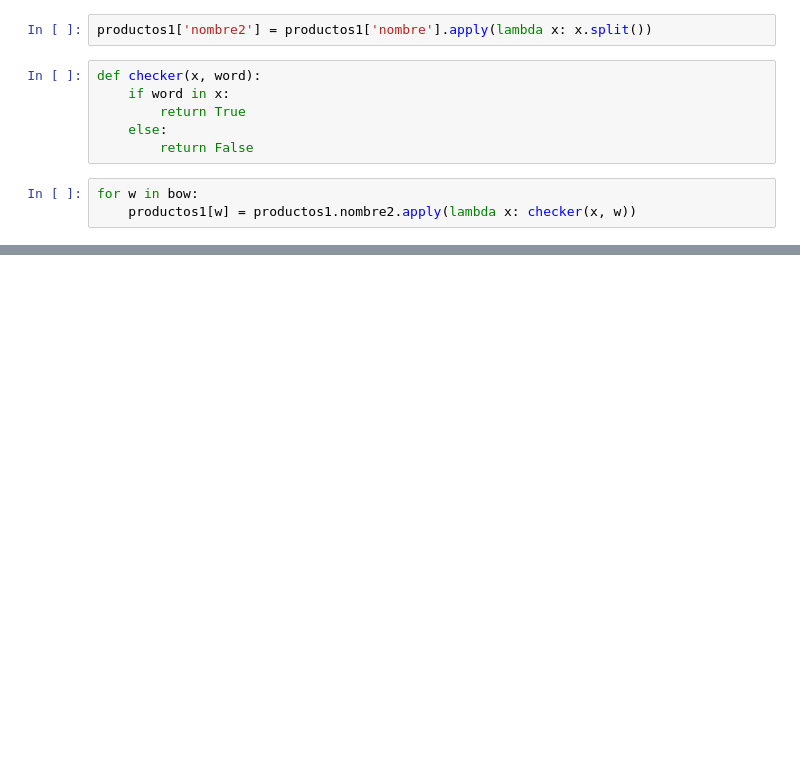
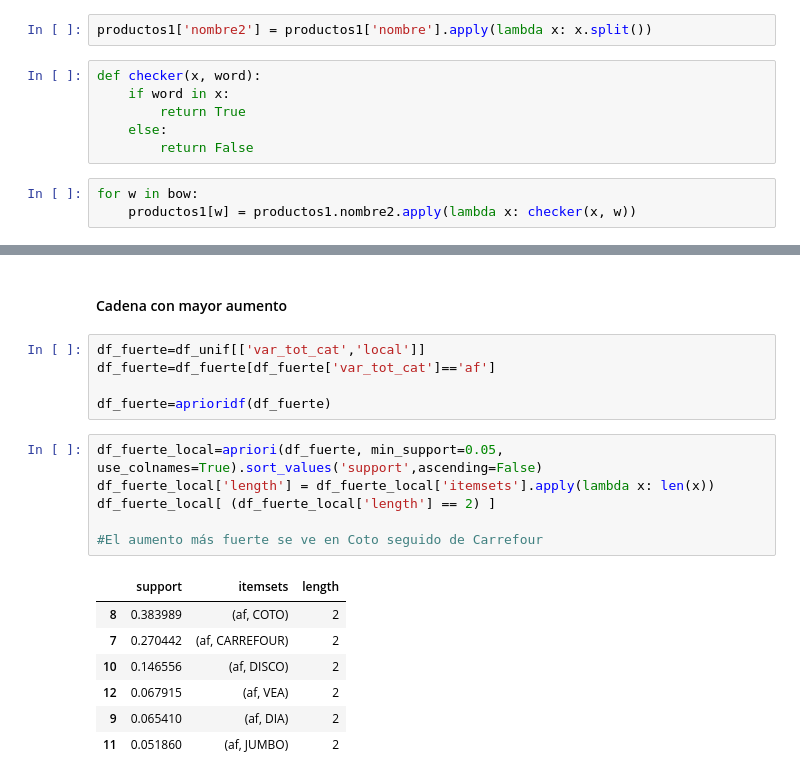
Before and after one commit to lopezrubenml/tp2, a Jupyter notebook: TP2.ipynb, the cells around one changed output, grey strips where cells are left out. Drawn from its saved outputs; the diff is of its cells as text; blank space fills up the shorter version.

```diff
--- a/TP2.ipynb
+++ b/TP2.ipynb
@@ -333,0 +361,21 @@ apriori(productos1.drop(['_id', 'id', 'marca', 'nombre', 'presentacion', 'nombre
+# %% [markdown]
+#### Cadena con mayor aumento
+# %%
+df_fuerte=df_unif[['var_tot_cat','local']]
+df_fuerte=df_fuerte[df_fuerte['var_tot_cat']=='af']
+
+df_fuerte=aprioridf(df_fuerte)
+# %%
+df_fuerte_local=apriori(df_fuerte, min_support=0.05, use_colnames=True).sort_values('support',ascending=False)
+df_fuerte_local['length'] = df_fuerte_local['itemsets'].apply(lambda x: len(x))
+df_fuerte_local[ (df_fuerte_local['length'] == 2) ]
+
+#El aumento más fuerte se ve en Coto seguido de Carrefour
+# %% [output]
+|  | support | itemsets | length |
+| 8 | 0.383989 | (af, COTO) | 2 |
+| 7 | 0.270442 | (af, CARREFOUR) | 2 |
+| 10 | 0.146556 | (af, DISCO) | 2 |
+| 12 | 0.067915 | (af, VEA) | 2 |
+| 9 | 0.065410 | (af, DIA) | 2 |
+| 11 | 0.051860 | (af, JUMBO) | 2 |
```
Also changed, not shown: parts of 30 cells of this notebook, 2 other files.
